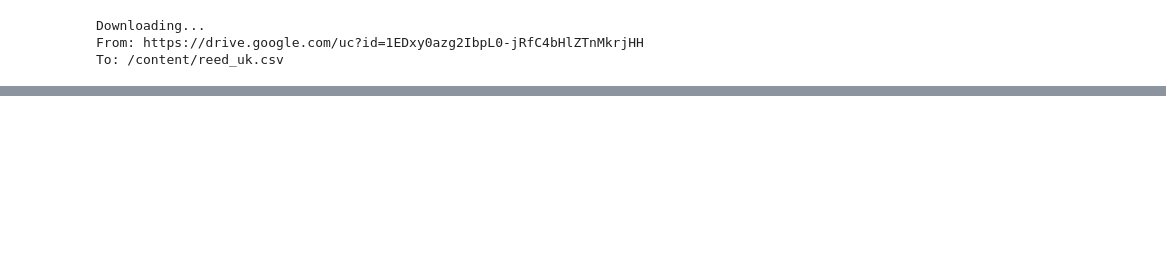
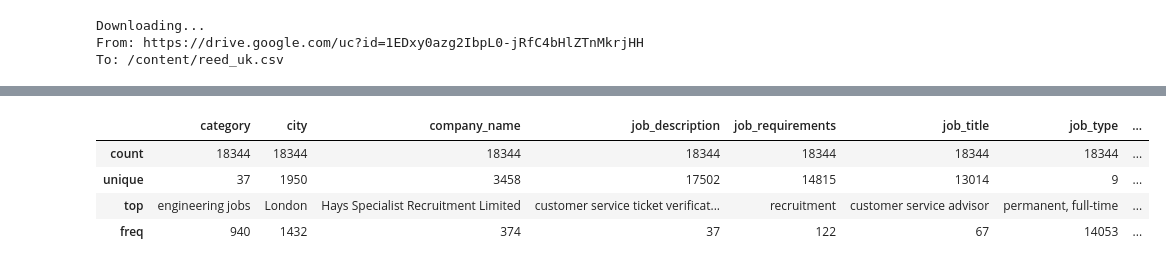
Before and after one commit to gcubillos7/technical-test-torre, a Jupyter notebook: TechnicalTest.ipynb, the cells around one changed output, grey strips where cells are left out. Saved outputs shown, nothing was run; the diff lists cells and outputs as text; code cells hidden in the pictures; blank space fills up the shorter version.

```diff
--- a/TechnicalTest.ipynb
+++ b/TechnicalTest.ipynb
@@ -22,0 +62,14 @@ reed.head(5)
+# %%
+def remove_stopwords(text):
+      if type(text)!=float:
+        STOPWORDS = set(stopwords.words('english'))
+        STOPWORDS.update(['Apply', 'now', 'Required','skills', 'per', 'annum',',','pro-rata','ote','hour','inc','benefits', '/'])
+        tokens = nltk.word_tokenize(text)
+        t = ' '.join([word for word in text.split() if word not in STOPWORDS])
+        t=t.lower()
+        return t
+# %%
+for col in reed.columns:
+  print(col)
+  if (col!='city' and col!='category' and col!='company_name' and col!='id'):
+    reed[col]=reed[col].map(lambda x: remove_stopwords(x))
@@ -22,0 +99,8 @@ reed.head(5)
+# %%
+reed.describe()
+# %% [output]
+|  | category | city | company_name | job_description | job_requirements | job_title | job_type | ... |
+| count | 18344 | 18344 | 18344 | 18344 | 18344 | 18344 | 18344 | ... |
+| unique | 37 | 1950 | 3458 | 17502 | 14815 | 13014 | 9 | ... |
+| top | engineering jobs | London | Hays Specialist Recruitment Limited | customer service ticket verificat... | recruitment | customer service advisor | permanent, full-time | ... |
+| freq | 940 | 1432 | 374 | 37 | 122 | 67 | 14053 | ... |
```
Also changed, not shown: parts of 21 cells of this notebook.
